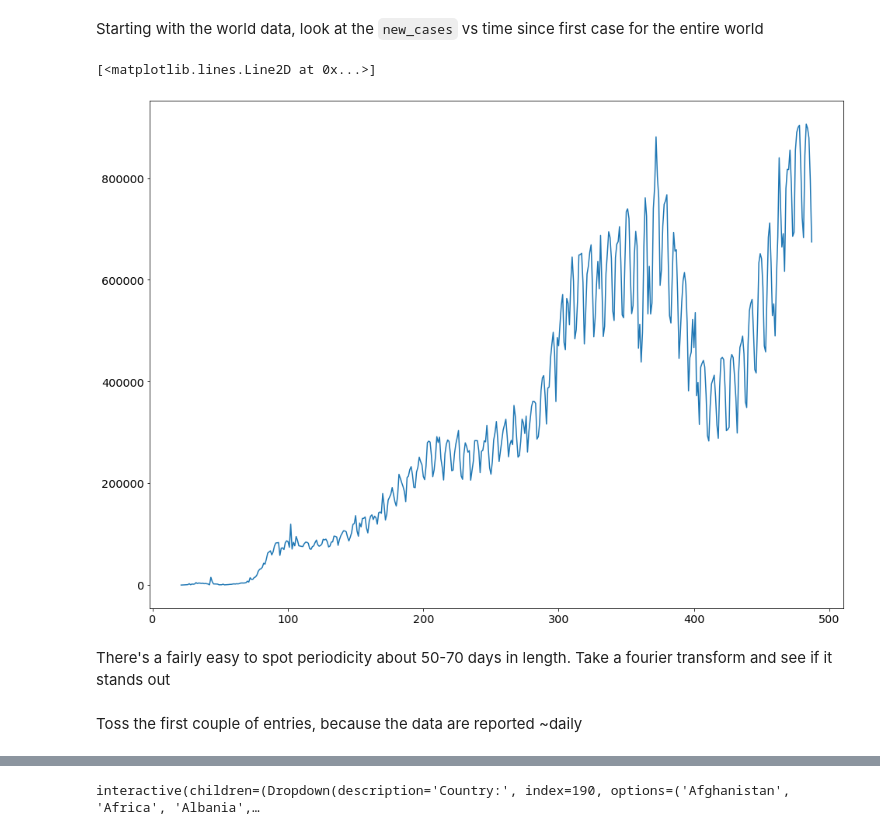
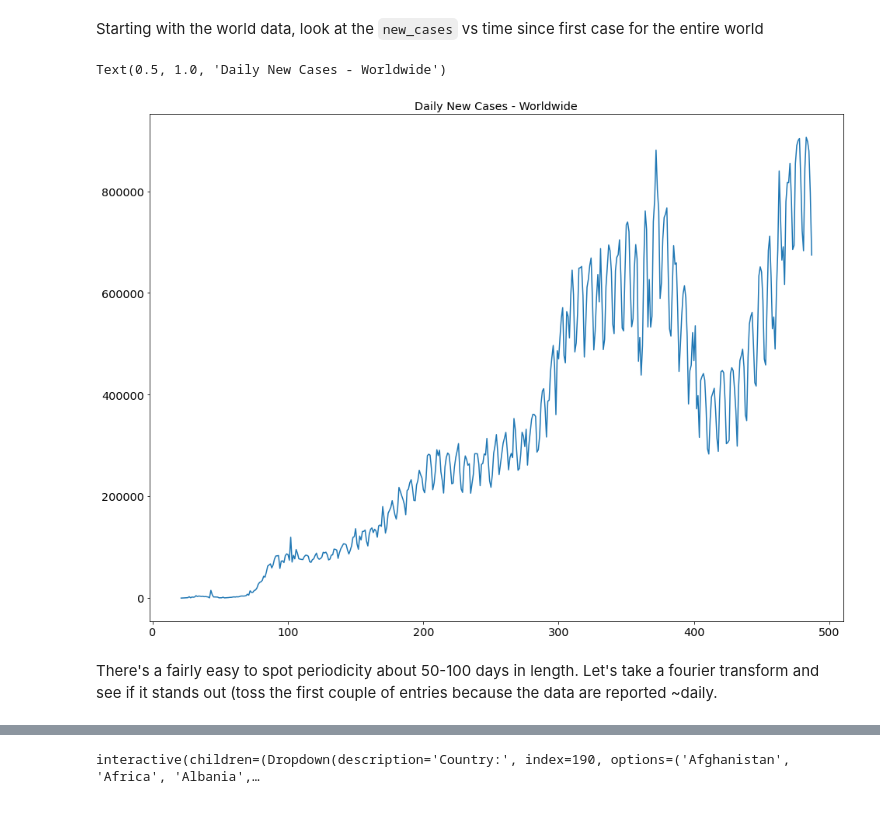
Before and after one commit to ianabc/COVID19Periodicity, a Jupyter notebook: COVIDDataPeriodicity.ipynb, the cells around one changed output, grey strips where cells are left out. Cells and saved outputs as stored; diff of their text form; code cells hidden in the pictures.

```diff
--- a/COVIDDataPeriodicity.ipynb
+++ b/COVIDDataPeriodicity.ipynb
@@ -46,9 +47,10 @@ Starting with the world data, look at the `new_cases` vs time since first case f
 # %%
 wDF = cDF[cDF['location'] == 'World'].dropna(subset=['new_cases'])
 
 plt.plot(wDF.index.days, wDF.new_cases)
+plt.title('Daily New Cases - Worldwide')
 # %% [output]
-[<matplotlib.lines.Line2D at 0x...>]
+Text(0.5, 1.0, 'Daily New Cases - Worldwide')
-[figure, old version]
+[figure, new version]
 # %% [markdown]
-There's a fairly easy to spot periodicity about 50-70 days in length. Take a fourier transform and see if it stands out
+There's a fairly easy to spot periodicity about 50-100 days in length. Let's take a fourier transform and see if it stands out (toss the first couple of entries because the data are reported ~daily.
@@ -59,2 +56,0 @@ d = np.arange((wDF.index.max() - wDF.index.min()).days / 2)
-# %% [markdown]
-Toss the first couple of entries, because the data are reported ~daily
```
Also changed, not shown: parts of 10 cells of this notebook.
